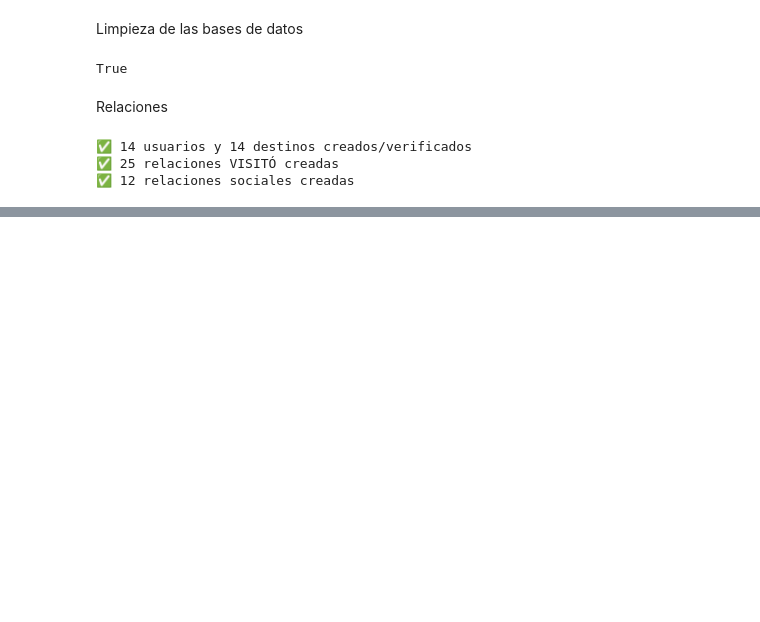
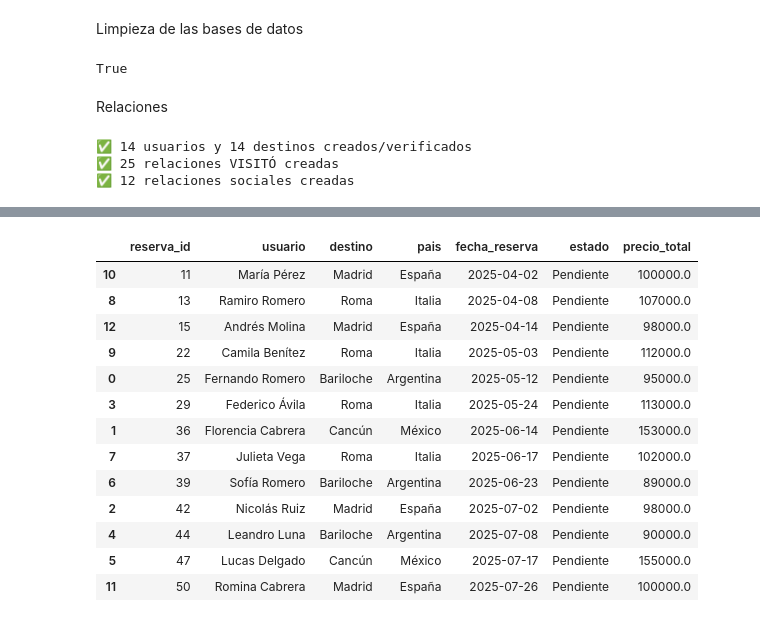
Before and after one commit to Noemi-Gudino/Proyecto-Integrador-BD, a Jupyter notebook: notebooks/Proyecto.ipynb, the cells around one changed output, grey strips where cells are left out. Cells and saved outputs as stored; diff of their text form; code cells hidden in the pictures; blank space fills up the shorter version.

Commit message:
Ejercicio 2 desde el a hasta el f inclusive

```diff
--- a/notebooks/Proyecto.ipynb
+++ b/notebooks/Proyecto.ipynb
@@ -253,0 +632,63 @@ consulta 1
+# %%
+# Visulización directa de las claves en Redis (prueba)
+for clave in r.keys("reserva:pendiente:*"):
+    print(clave)
+    print(r.hgetall(clave))
+    print("-" * 60)
+# %%
+def consulta_f_reservas_pendientes_completa():
+    """
+    Muestra las reservas pendientes (en Redis) con datos combinados de MongoDB.
+    """
+    print("\n" + "="*80)
+    print("CONSULTA 2.f: Reservas en proceso (Pendientes) — Datos combinados")
+    print("="*80)
+
+    # 1 Obtenemos las claves de reservas pendientes desde Redis
+    claves = r.keys("reserva:pendiente:*")
+    if not claves:
+        print("⚠️ No hay reservas pendientes en Redis.")
+        return pd.DataFrame(columns=[
+            "reserva_id", "usuario", "destino", "pais", "fecha_reserva", "estado", "precio_total"
+        ])
+
+    reservas = []
+
+    for clave in claves:
+        datos_raw = r.hgetall(clave)
+
+        datos = {
+            (k.decode("utf-8") if isinstance(k, bytes) else k):
+            (v.decode("utf-8") if isinstance(v, bytes) else v)
+            for k, v in datos_raw.items()
+        }
+
+        # Buscamos información en MongoDB
+        usuario = db["usuarios"].find_one(
+            {"usuario_id": int(datos["usuario_id"])}, {"_id": 0, "nombre": 1}
+        )
+        destino = db["destinos"].find_one(
+            {"destino_id": int(datos["destino_id"])}, {"_id": 0, "ciudad": 1, "pais": 1}
+        )
+
+        reservas.append({
+            "reserva_id": int(datos["reserva_id"]),
+            "usuario": usuario["nombre"] if usuario else f"ID {datos['usuario_id']}",
+            "destino": destino["ciudad"] if destino else f"ID {datos['destino_id']}",
+            "pais": destino["pais"] if destino else "-",
+            "fecha_reserva": datos["fecha_reserva"],
+            "estado": datos["estado"],
+            "precio_total": float(datos["precio_total"])
+        })
+
+    # Resultados
+    print(f"🧾 Se encontraron {len(reservas)} reservas pendientes (en proceso):")
+    for rsv in reservas:
+        print(f"   🔸 {rsv['usuario']} → {rsv['destino']} ({rsv['pais']}) | {rsv['fecha_reserva']} | ${rsv['precio_total']:,.0f}")
+
+    # DataFrame ordenado
+    return pd.DataFrame(reservas).sort_values(by="fecha_reserva")
+
+reservas_pendientes_completas = consulta_f_reservas_pendientes_completa()
+display(reservas_pendientes_completas)
+# %% [output]
@@ -253,0 +712,14 @@ consulta 1
+|  | reserva_id | usuario | destino | pais | fecha_reserva | estado | precio_total |
+| 10 | 11 | María Pérez | Madrid | España | 2025-04-02 | Pendiente | 100000.0 |
+| 8 | 13 | Ramiro Romero | Roma | Italia | 2025-04-08 | Pendiente | 107000.0 |
+| 12 | 15 | Andrés Molina | Madrid | España | 2025-04-14 | Pendiente | 98000.0 |
+| 9 | 22 | Camila Benítez | Roma | Italia | 2025-05-03 | Pendiente | 112000.0 |
+| 0 | 25 | Fernando Romero | Bariloche | Argentina | 2025-05-12 | Pendiente | 95000.0 |
+| 3 | 29 | Federico Ávila | Roma | Italia | 2025-05-24 | Pendiente | 113000.0 |
+| 1 | 36 | Florencia Cabrera | Cancún | México | 2025-06-14 | Pendiente | 153000.0 |
+| 7 | 37 | Julieta Vega | Roma | Italia | 2025-06-17 | Pendiente | 102000.0 |
+| 6 | 39 | Sofía Romero | Bariloche | Argentina | 2025-06-23 | Pendiente | 89000.0 |
+| 2 | 42 | Nicolás Ruiz | Madrid | España | 2025-07-02 | Pendiente | 98000.0 |
+| 4 | 44 | Leandro Luna | Bariloche | Argentina | 2025-07-08 | Pendiente | 90000.0 |
+| 5 | 47 | Lucas Delgado | Cancún | México | 2025-07-17 | Pendiente | 155000.0 |
+| 11 | 50 | Romina Cabrera | Madrid | España | 2025-07-26 | Pendiente | 100000.0 |
```
Also changed, not shown: parts of 18 cells of this notebook.
